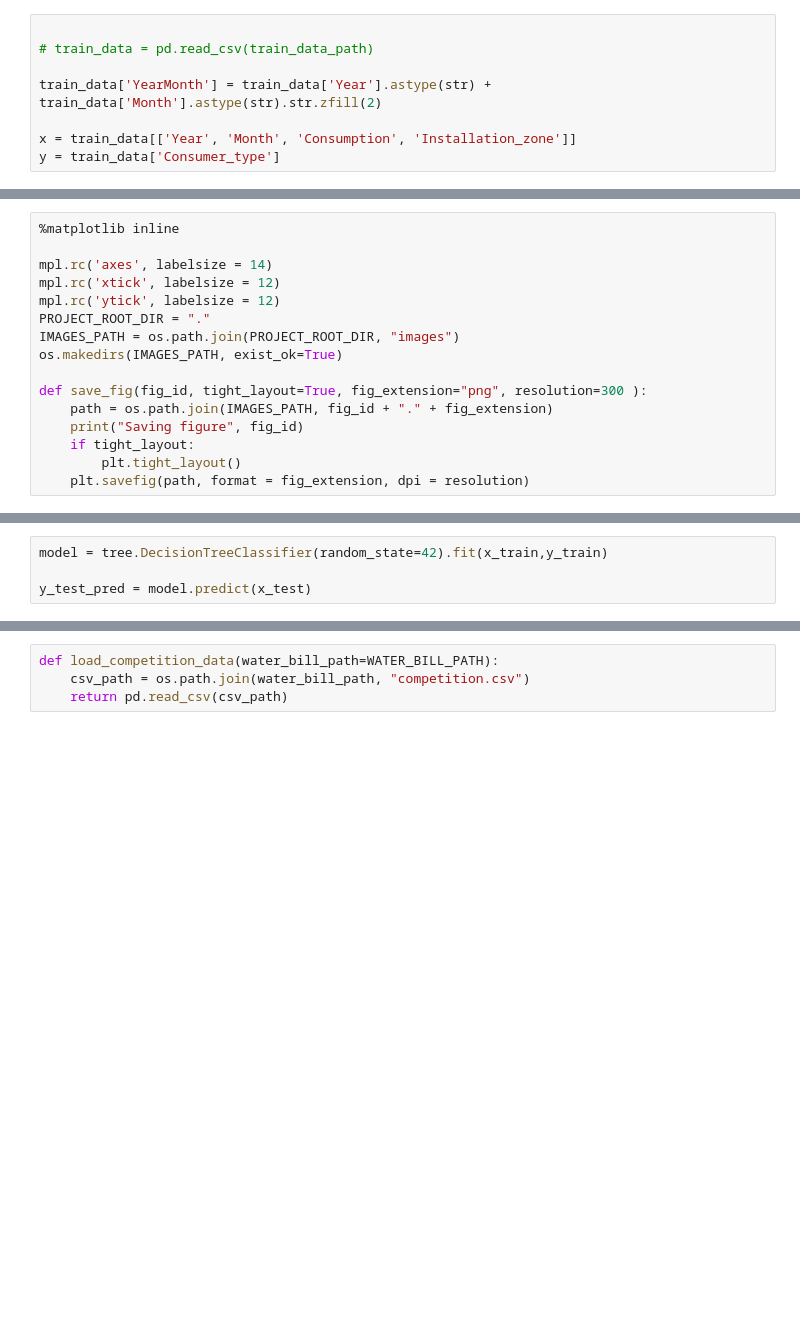
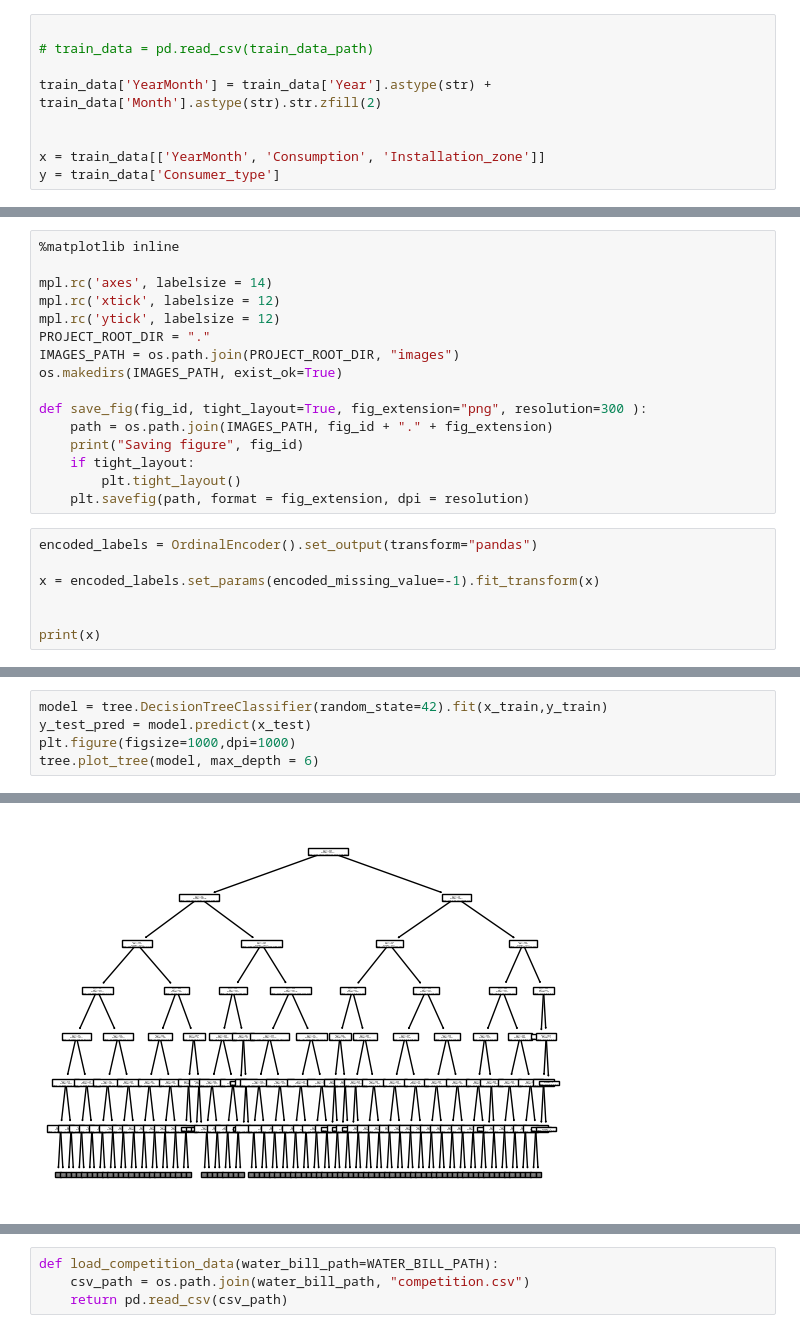
Before and after one commit to Shemeazza/ML4DS-D, a Jupyter notebook: Water.ipynb, the cells around one changed output, grey strips where cells are left out. Cells and saved outputs as stored; diff of their text form; blank space fills up the shorter version.

```diff
--- a/Water.ipynb
+++ b/Water.ipynb
@@ -32,5 +41,6 @@ train_data = load_training_data()
 
 train_data['YearMonth'] = train_data['Year'].astype(str) + train_data['Month'].astype(str).str.zfill(2)
 
-x = train_data[['Year', 'Month', 'Consumption', 'Installation_zone']]
+
+x = train_data[['YearMonth', 'Consumption', 'Installation_zone']]
 y = train_data['Consumer_type']
@@ -50,3 +69,10 @@ def save_fig(fig_id, tight_layout=True, fig_extension="png", resolution=300 ):
     if tight_layout:
         plt.tight_layout()
     plt.savefig(path, format = fig_extension, dpi = resolution)
+# %%
+encoded_labels = OrdinalEncoder().set_output(transform="pandas")
+
+x = encoded_labels.set_params(encoded_missing_value=-1).fit_transform(x)
+
+
+print(x)
@@ -64,4 +120,6 @@ print(x_test.shape)
 # %%
 model = tree.DecisionTreeClassifier(random_state=42).fit(x_train,y_train)
-
 y_test_pred = model.predict(x_test)
+plt.figure(figsize=1000,dpi=1000)
+tree.plot_tree(model, max_depth = 6)
+# %% [output]
@@ -68,2 +143,3 @@ y_test_pred = model.predict(x_test)
+[figure, added]
 # %%
 acc_test = accuracy_score(y_test, y_test_pred)
```
Also changed, not shown: parts of 14 cells of this notebook.
